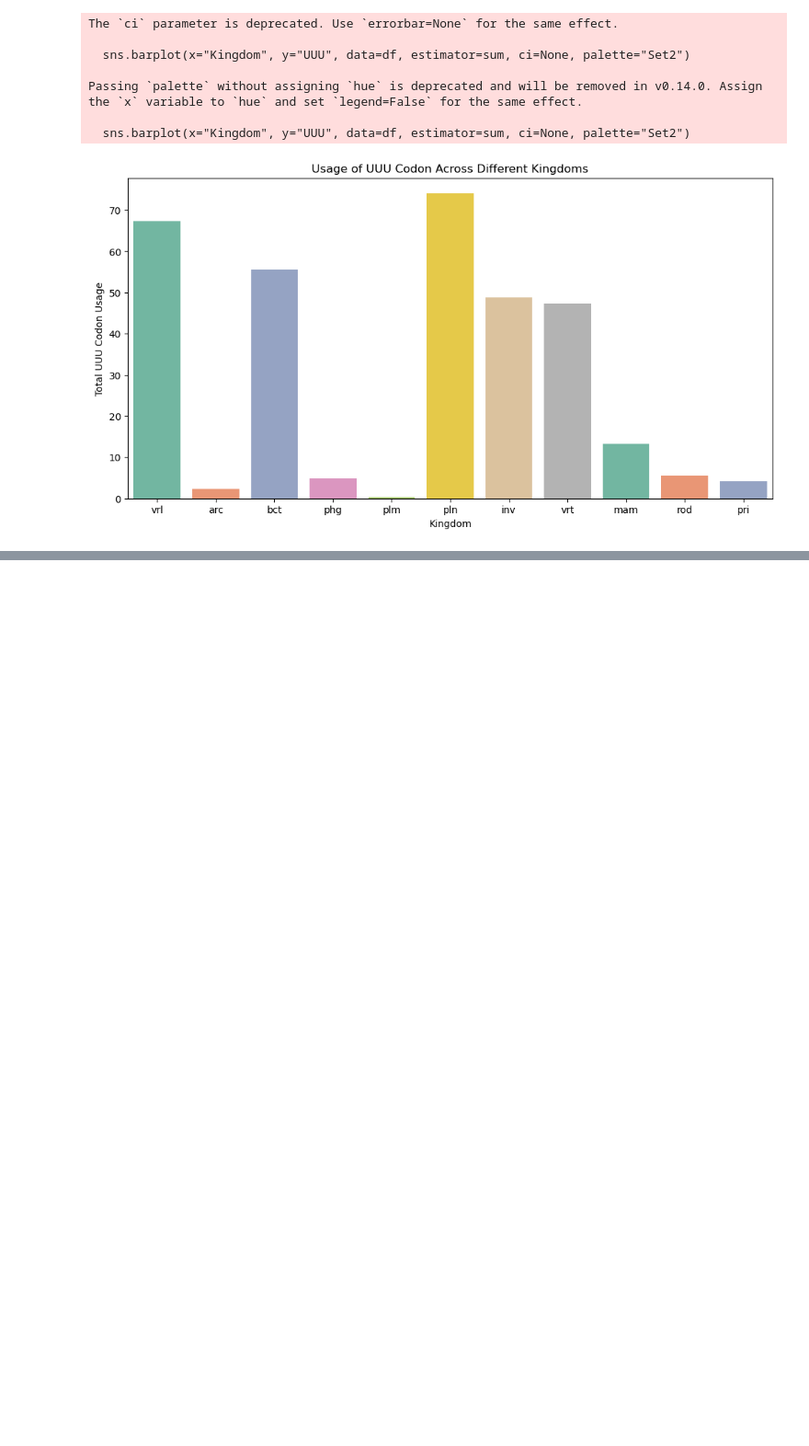
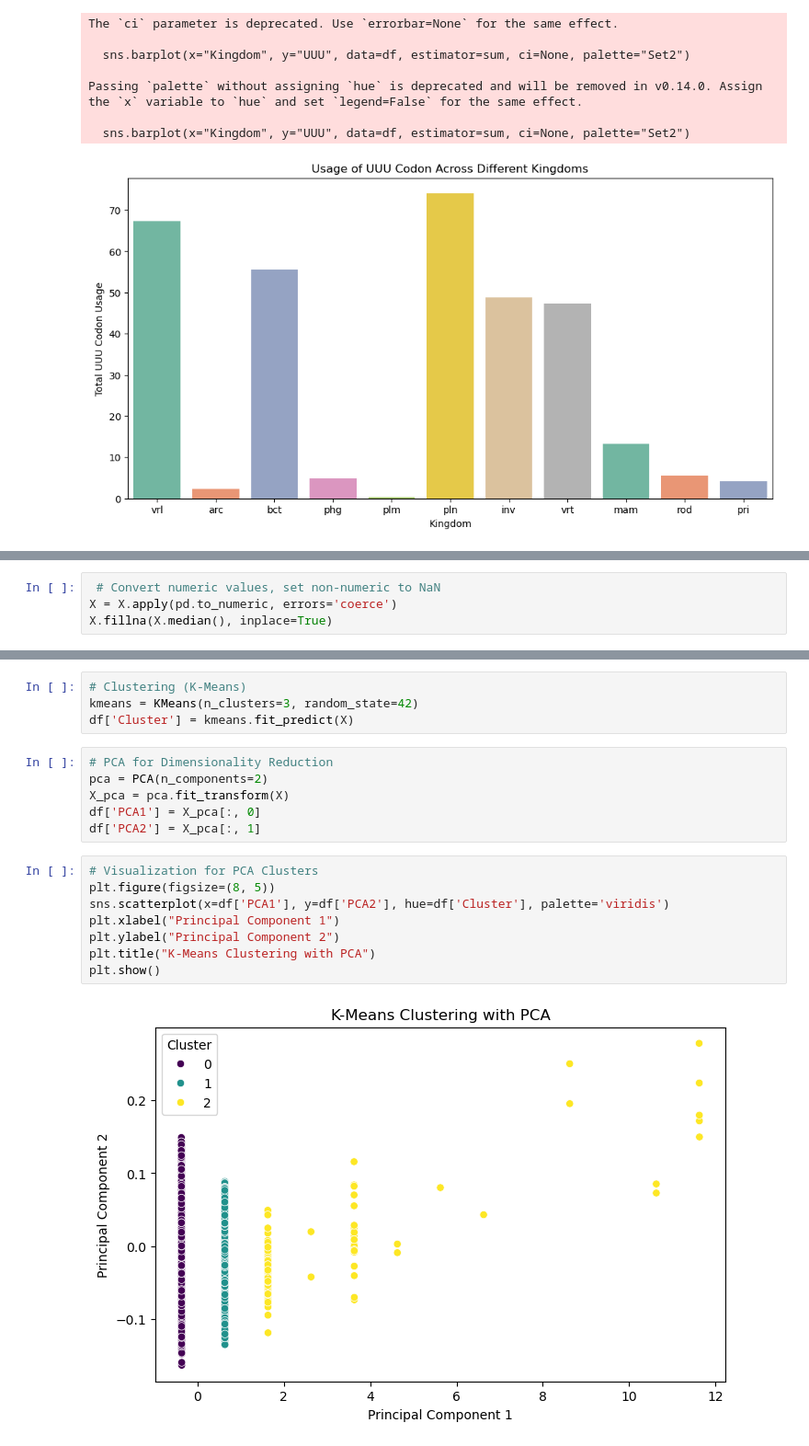
Before and after one commit to athiraparu28/Condon-usage, a Jupyter notebook: condon project.ipynb, the cells around one changed output, grey strips where cells are left out. Shown at 92% size. Cells and saved outputs as stored; diff of their text form; blank space fills up the shorter version.

```diff
--- a/condon project.ipynb
+++ b/condon project.ipynb
@@ -142,0 +181,4 @@ Passing `palette` without assigning `hue` is deprecated and will be removed in v
+# %%
+ # Convert numeric values, set non-numeric to NaN
+X = X.apply(pd.to_numeric, errors='coerce')
+X.fillna(X.median(), inplace=True)
@@ -142,0 +342,20 @@ Passing `palette` without assigning `hue` is deprecated and will be removed in v
+# %%
+# Clustering (K-Means)
+kmeans = KMeans(n_clusters=3, random_state=42)
+df['Cluster'] = kmeans.fit_predict(X)
+# %%
+# PCA for Dimensionality Reduction
+pca = PCA(n_components=2)
+X_pca = pca.fit_transform(X)
+df['PCA1'] = X_pca[:, 0]
+df['PCA2'] = X_pca[:, 1]
+# %%
+# Visualization for PCA Clusters
+plt.figure(figsize=(8, 5))
+sns.scatterplot(x=df['PCA1'], y=df['PCA2'], hue=df['Cluster'], palette='viridis')
+plt.xlabel("Principal Component 1")
+plt.ylabel("Principal Component 2")
+plt.title("K-Means Clustering with PCA")
+plt.show()
+# %% [output]
+[figure, added]
```
Also changed, not shown: parts of 15 cells of this notebook.
